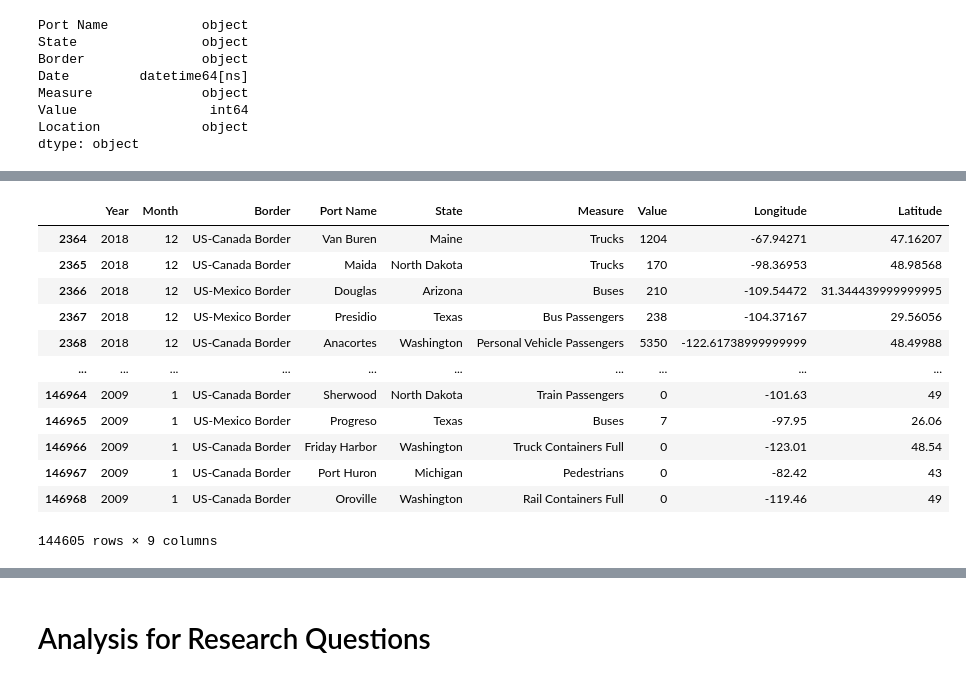
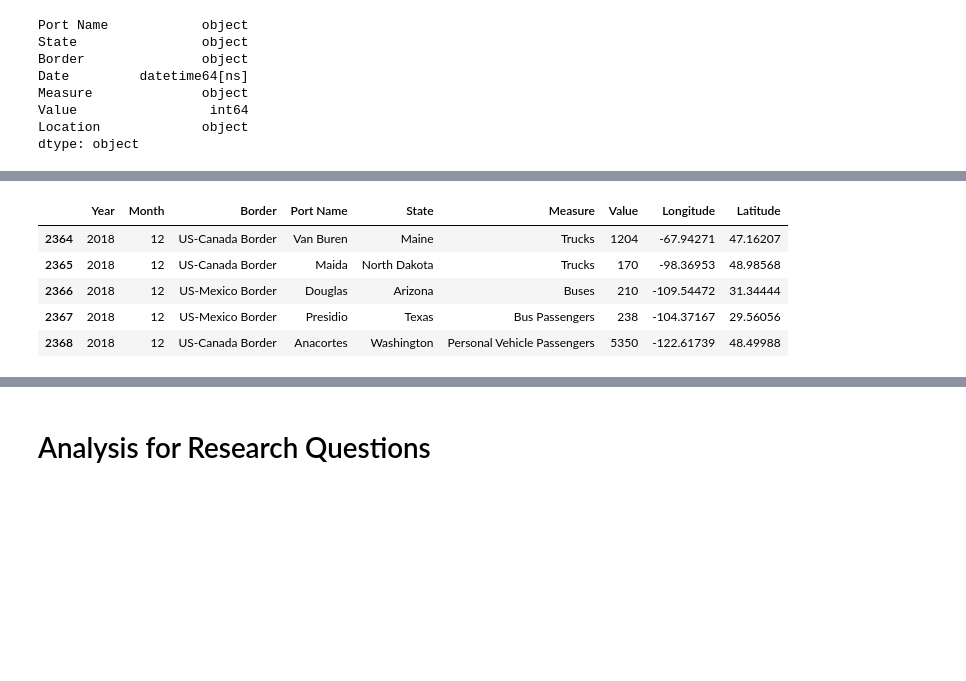
Before and after one commit to saraparveen26/Data-Visualization---US-Border-Crossing, a Jupyter notebook: border_crossing_lynn.ipynb, the cells around one changed output, grey strips where cells are left out. Cells and saved outputs as stored; diff of their text form; code cells hidden in the pictures; blank space fills up the shorter version.

```diff
--- a/border_crossing_lynn.ipynb
+++ b/border_crossing_lynn.ipynb
@@ -121,3 +135,6 @@ reduced_df.head()
 | 2 | Otay Mesa | California | US-Mexico Border | 2019-03-01 | Trucks | 81217 | POINT (-117.05333 32.57333) | 2019 | 3 | 1 | POINT | ... |
 | 3 | Nogales | Arizona | US-Mexico Border | 2019-03-01 | Trains | 62 | POINT (-110.93361 31.340279999999... | 2019 | 3 | 1 | POINT | ... |
 | 4 | Trout River | New York | US-Canada Border | 2019-03-01 | Personal Vehicle Passengers | 16377 | POINT (-73.44253 44.990010000000005) | 2019 | 3 | 1 | POINT | ... |
+# %%
+# Convert the columns Latitude and Longitude to float type to help with graphing
+reduced_df[["Latitude", "Longitude"]] = reduced_df[["Latitude", "Longitude"]].apply(pd.to_numeric)
@@ -140,20 +175,13 @@ reduced_df.head()
 # %%
 # Filter the dataset for the years needed for analysis (2009 to 2018)
 years_df = reduced_df.loc[(reduced_df["Year"] >= 2009) & (reduced_df["Year"] <= 2018)]
 
 # Display the filtered dataset
-years_df
+years_df.head()
 # %% [output]
 |  | Year | Month | Border | Port Name | State | Measure | Value | Longitude | Latitude |
 | 2364 | 2018 | 12 | US-Canada Border | Van Buren | Maine | Trucks | 1204 | -67.94271 | 47.16207 |
 | 2365 | 2018 | 12 | US-Canada Border | Maida | North Dakota | Trucks | 170 | -98.36953 | 48.98568 |
-| 2366 | 2018 | 12 | US-Mexico Border | Douglas | Arizona | Buses | 210 | -109.54472 | 31.344439999999995 |
+| 2366 | 2018 | 12 | US-Mexico Border | Douglas | Arizona | Buses | 210 | -109.54472 | 31.34444 |
 | 2367 | 2018 | 12 | US-Mexico Border | Presidio | Texas | Bus Passengers | 238 | -104.37167 | 29.56056 |
-| 2368 | 2018 | 12 | US-Canada Border | Anacortes | Washington | Personal Vehicle Passengers | 5350 | -122.61738999999999 | 48.49988 |
-| ... | ... | ... | ... | ... | ... | ... | ... | ... | ... |
-| 146964 | 2009 | 1 | US-Canada Border | Sherwood | North Dakota | Train Passengers | 0 | -101.63 | 49 |
-| 146965 | 2009 | 1 | US-Mexico Border | Progreso | Texas | Buses | 7 | -97.95 | 26.06 |
-| 146966 | 2009 | 1 | US-Canada Border | Friday Harbor | Washington | Truck Containers Full | 0 | -123.01 | 48.54 |
-| 146967 | 2009 | 1 | US-Canada Border | Port Huron | Michigan | Pedestrians | 0 | -82.42 | 43 |
-| 146968 | 2009 | 1 | US-Canada Border | Oroville | Washington | Rail Containers Full | 0 | -119.46 | 49 |
+| 2368 | 2018 | 12 | US-Canada Border | Anacortes | Washington | Personal Vehicle Passengers | 5350 | -122.61739 | 48.49988 |
-144605 rows × 9 columns
```
Also changed, not shown: parts of 147 cells of this notebook, 2 other files.
